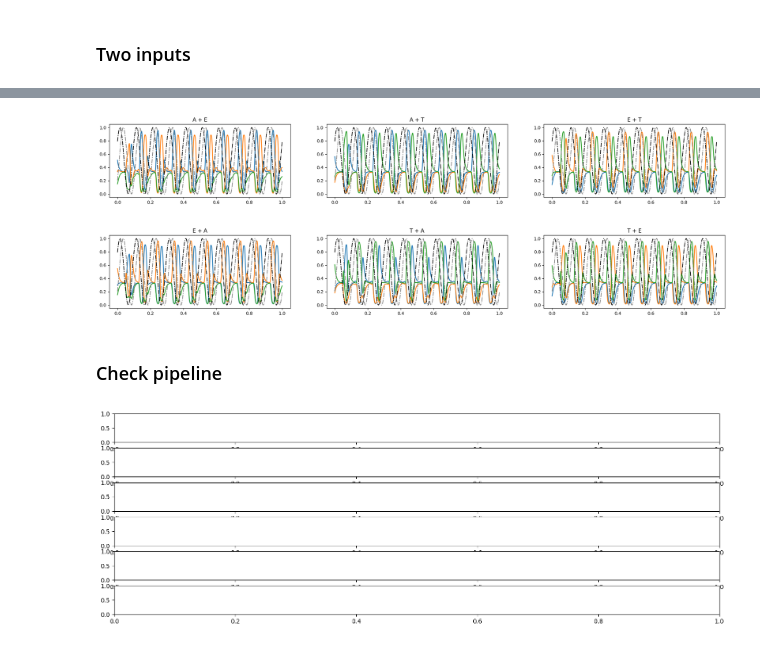
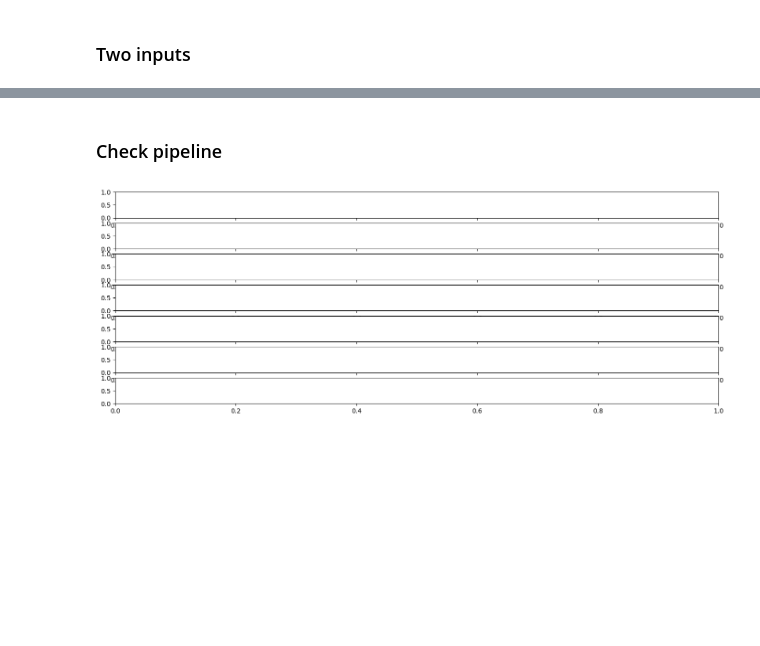
Before and after one commit to katduecker/dnn_osci, a Jupyter notebook: DynNN_figures_thesis.ipynb, the cells around one changed output, grey strips where cells are left out. Cells and saved outputs as stored; diff of their text form; code cells hidden in the pictures; blank space fills up the shorter version.

```diff
--- a/DynNN_figures_thesis.ipynb
+++ b/DynNN_figures_thesis.ipynb
@@ -1790,79 +1383,11 @@ colmap = np.array([[1,25,89],[217,95,2],[0,0,0]])/255
-# %%
-# try other combinations of inputs
-
-idx = np.array((0,5,10))#,-1))
-inp_combi = list(combinations(idx,2))           # possible combinations
-
-
-labels = ['A', 'E', 'T']
-label_comb = list(combinations(labels,2))
-label_comb
-
-plt.rcParams["figure.figsize"] = (25,3)
-
-
-fig,axs = plt.subplots(1,3)
-
-for i,comp_inp in enumerate(inp_combi):
-
-  inpt = x_train[comp_inp[0]]*1.2 + x_train[comp_inp[1]]*.8
-
-  Z1t,Z2t,H1t,R1t,H2t,R2t,Ot = euler_dyn_2layer(model2,inpt, params, timevec, alpha_params,DEVICE,inp_on=t_start,start_fix=True)
-
-  [axs[i].plot(timevec,ot[1:],linewidth=1.75) for iot,ot in enumerate(Ot)];
-
-  if alpha_params[1][0]:
-    axs[i].plot(timevec[t:],alpha_params[1][0]*np.sin(2*np.pi*alpha_params[0][0]*timevec[t:]+alpha_params[2][0])+alpha_params[1][0],color = 'k',linestyle='-.')
-
-  if alpha_params[1][1]:
-    axs[i].plot(timevec[t:],alpha_params[1][1]*np.sin(2*np.pi*alpha_params[0][1]*timevec[t:]+alpha_params[2][1])+alpha_params[1][1], color = np.array((0.5, 0.5, 0.5)),linestyle='-.')
-
-
-  axs[i].set_title(label_comb[i][0] + ' + ' + label_comb[i][1])
-# %% [output]
-[figure, removed]
-# %%
-# try other combinations of inputs
-
-idx = np.array((0,5,10))#,-1))
-inp_combi = list(combinations(idx,2))           # possible combinations
-
-
-labels = ['A', 'E', 'T']
-label_comb = list(combinations(labels,2))
-label_comb
-
-plt.rcParams["figure.figsize"] = (25,3)
-
-
-fig,axs = plt.subplots(1,3)
-
-for i,comp_inp in enumerate(inp_combi):
-
-  inpt = x_train[comp_inp[1]]*1.2 + x_train[comp_inp[0]]*.8
-
-  Z1t,Z2t,H1t,R1t,H2t,R2t,Ot = euler_dyn_2layer(model2,inpt, params, timevec, alpha_params,DEVICE,inp_on=t_start,start_fix=True)
-
-  [axs[i].plot(timevec,ot[1:],linewidth=1.75) for iot,ot in enumerate(Ot)];
-
-  if alpha_params[1][0]:
-    axs[i].plot(timevec[t:],alpha_params[1][0]*np.sin(2*np.pi*alpha_params[0][0]*timevec[t:]+alpha_params[2][0])+alpha_params[1][0],color = 'k',linestyle='-.')
-
-  if alpha_params[1][1]:
-    axs[i].plot(timevec[t:],alpha_params[1][1]*np.sin(2*np.pi*alpha_params[0][1]*timevec[t:]+alpha_params[2][1])+alpha_params[1][1], color = np.array((0.5, 0.5, 0.5)),linestyle='-.')
-
-
-  axs[i].set_title(label_comb[i][1] + ' + ' + label_comb[i][0])
-# %% [output]
-[figure, removed]
 # %% [markdown]
 ### Check pipeline
 # %%
 _,H1,H2,O = model2.forw_conv(x_train)
 # %%
-fig,axs = plt.subplots(6,1) # empty
+fig,axs = plt.subplots(7,1) # empty
 # %% [output]
-[figure, old version]
+[figure, new version]
 # %%
 ## Activation change over time for E & A combination
 
```
Also changed, not shown: parts of 56 cells of this notebook.
